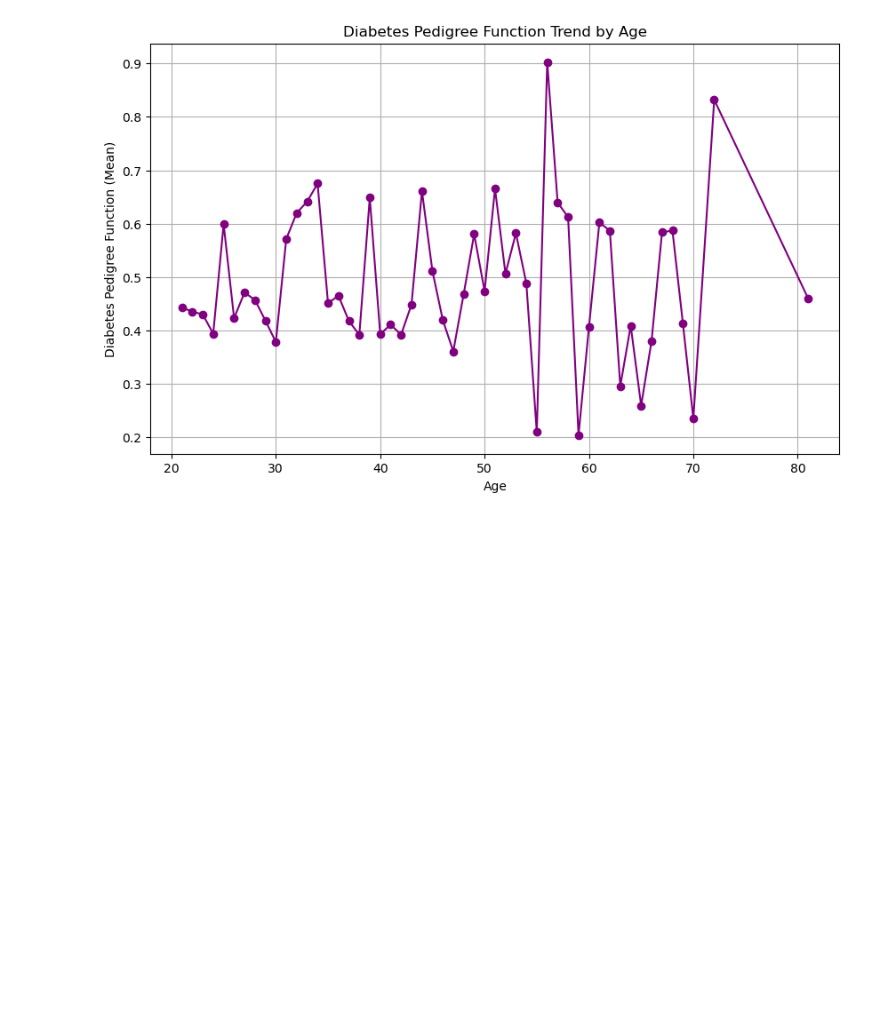
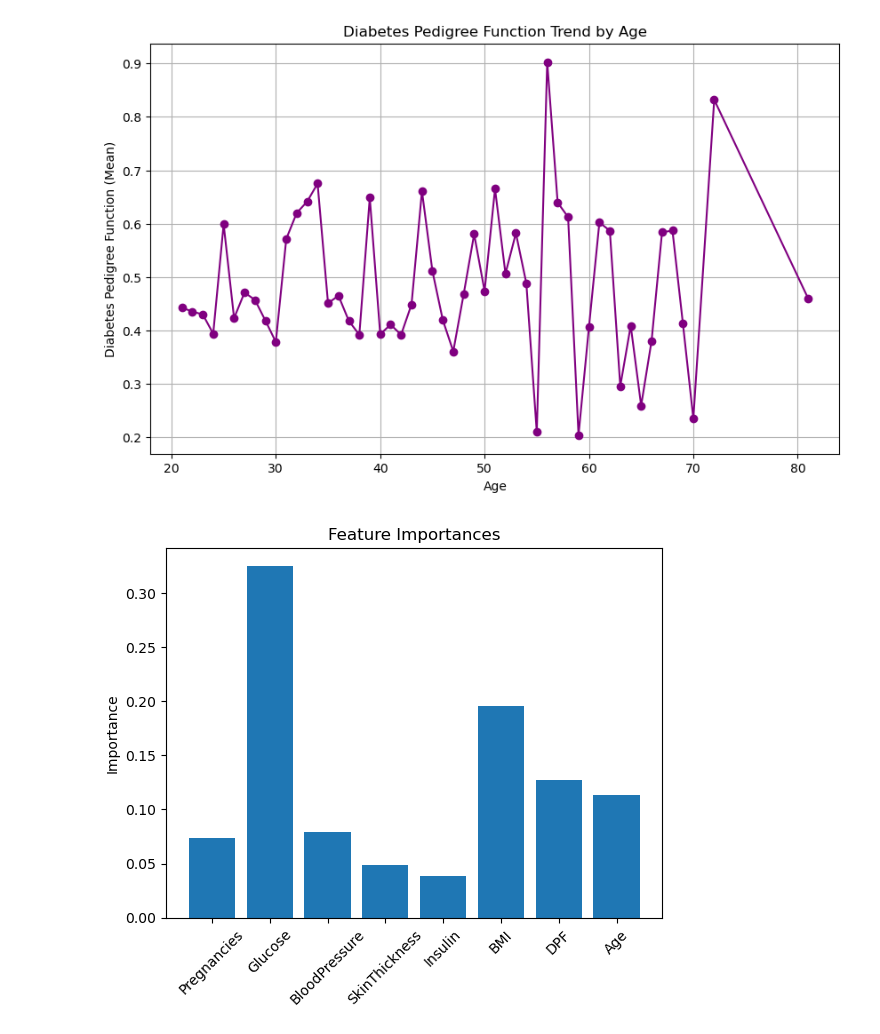
Before and after one commit to ac2barreto/Project4, a Jupyter notebook: Project 4-Final.ipynb, the cells around one changed output. Drawn from its saved outputs; the diff is of its cells as text; code cells hidden in the pictures; blank space fills up the shorter version.

```diff
--- a/Project 4-Final.ipynb
+++ b/Project 4-Final.ipynb
@@ -356,3 +356,16 @@ plt.show()
 [figure]
 [figure]
 [figure]
+# %%
+importances = dt_model.feature_importances_
+
+feature_names = ["Pregnancies", "Glucose", "BloodPressure", "SkinThickness",
+                 "Insulin", "BMI", "DPF", "Age"]
+
+plt.bar(feature_names, importances)
+plt.xticks(rotation=45)
+plt.title("Feature Importances")
+plt.ylabel("Importance")
+plt.show()
+# %% [output]
+[figure, added]
```
Also changed, not shown: parts of 6 cells of this notebook, 6 other files.
